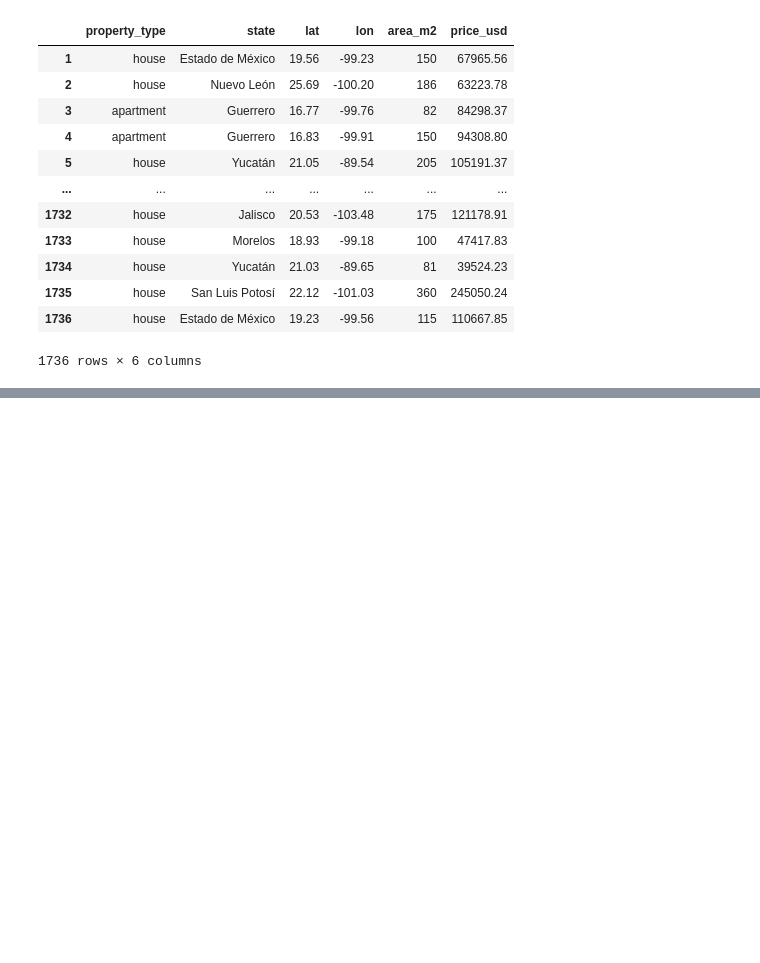
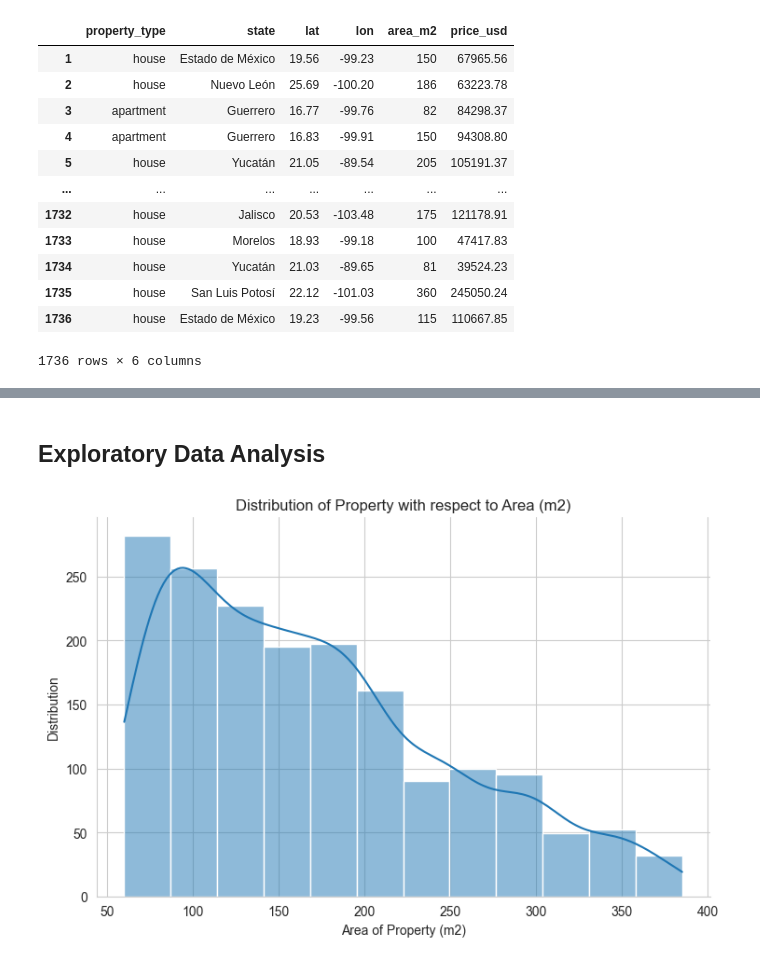
Before and after one commit to asvcodes/LabDS, a Jupyter notebook: Project1/theory.ipynb, the cells around one changed output, grey strips where cells are left out. Drawn from its saved outputs; the diff is of its cells as text; code cells hidden in the pictures; blank space fills up the shorter version.

```diff
--- a/Project1/theory.ipynb
+++ b/Project1/theory.ipynb
@@ -215,0 +218,2 @@ df
+# %% [markdown]
+## Exploratory Data Analysis
@@ -215,0 +263,22 @@ df
+# %%
+# Plotting a histogram as well density curve for area
+
+sns.displot(data=df,
+            x="area_m2",
+            kde=True,
+            bins=12,
+            height=5,
+            aspect=1.5)
+
+
+# Add title and labels
+plt.title('Distribution of Property with respect to Area (m2)')
+plt.xlabel('Area of Property (m2)')
+plt.ylabel('Distribution')
+
+# Beautify the graph
+sns.set_style('whitegrid')
+plt.tight_layout()
+plt.show();
+# %% [output]
+[figure, added]
```
Also changed, not shown: parts of 8 cells of this notebook.
